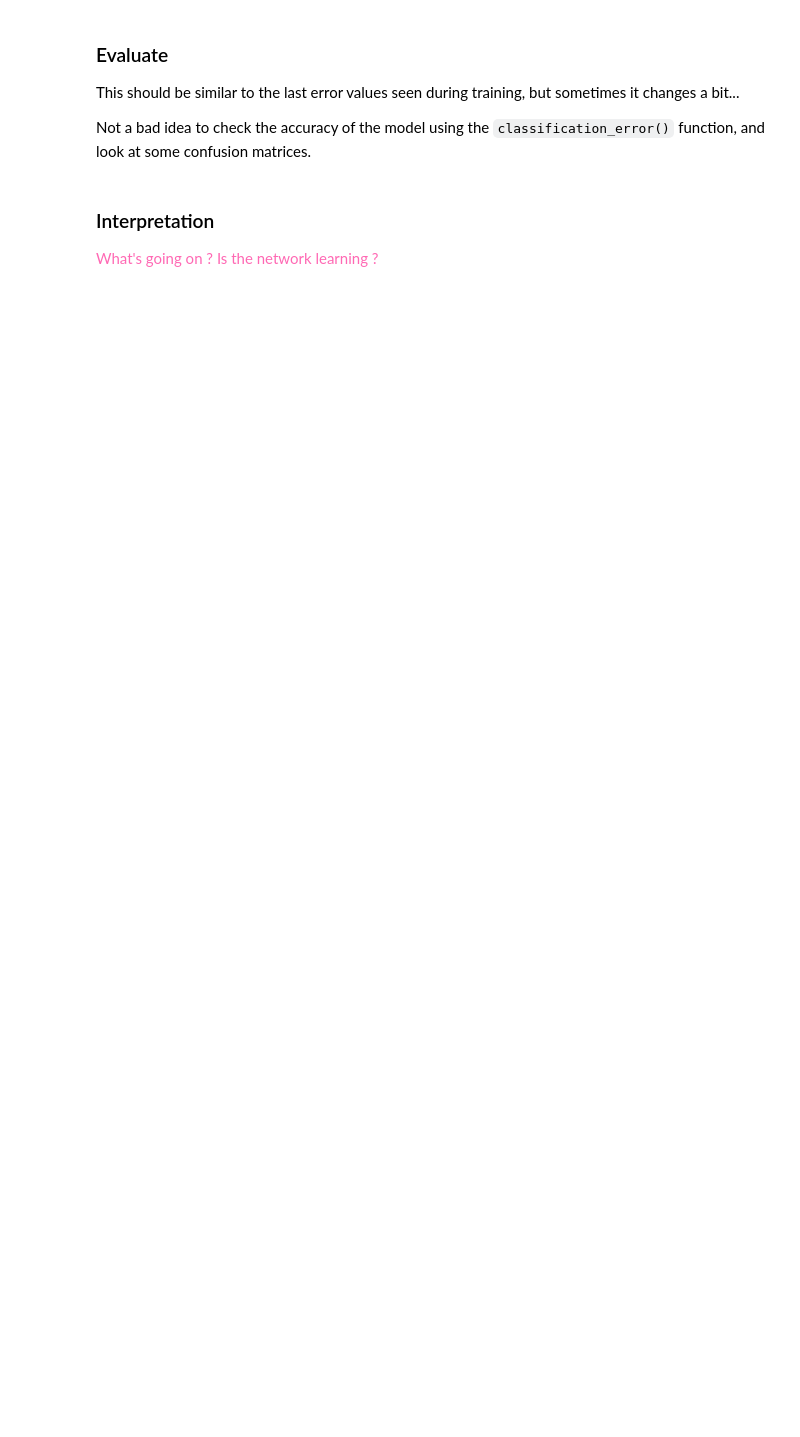
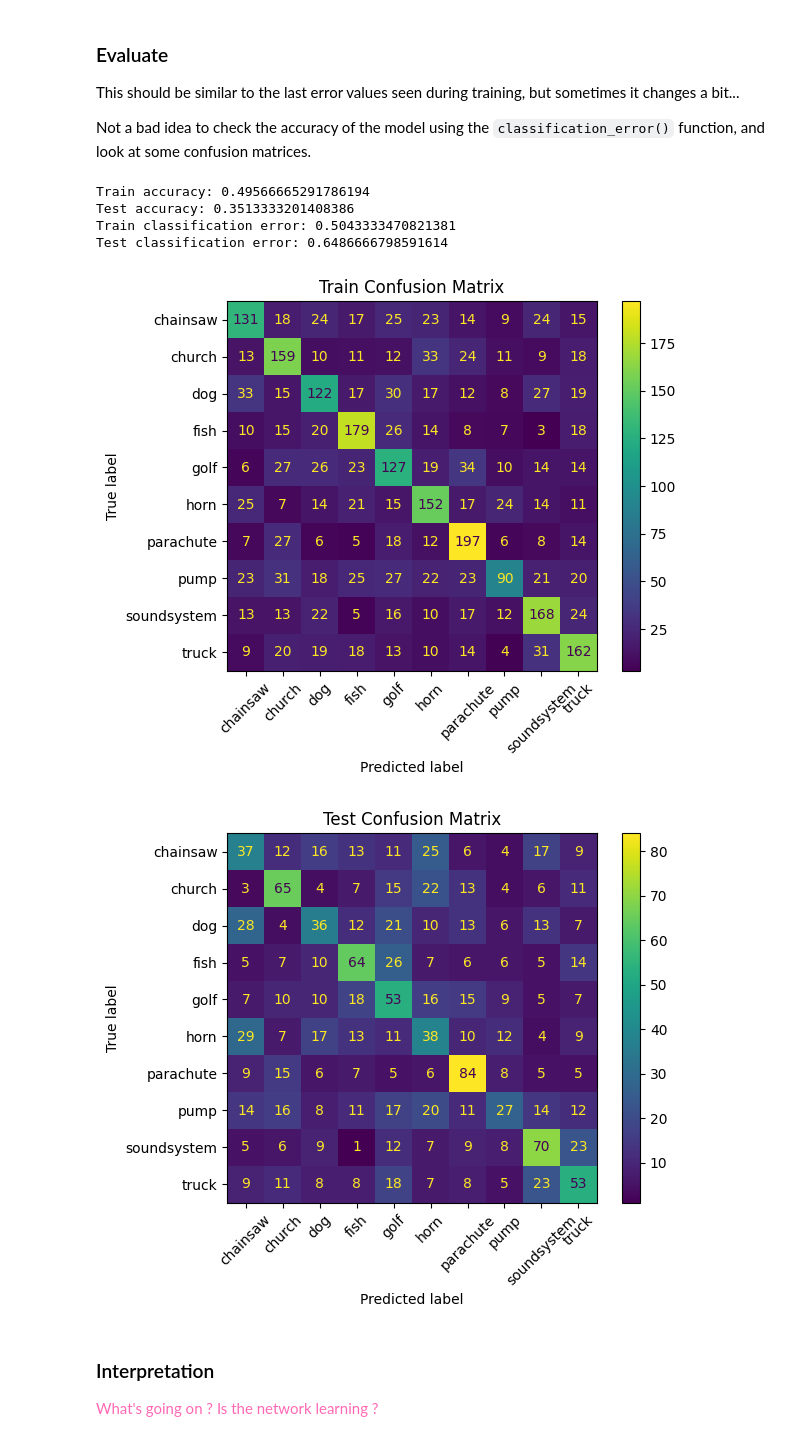
Before and after one commit to lims653-coder/Homework12, a Jupyter notebook: Homework12.ipynb, the cells around one changed output. Saved outputs shown, nothing was run; the diff lists cells and outputs as text; code cells hidden in the pictures; blank space fills up the shorter version.

```diff
--- a/Homework12.ipynb
+++ b/Homework12.ipynb
@@ -107,6 +173,17 @@ Let's create a single layer neural network, like the first one from class, and t
 In addition to the actual model/network, we also need an optimizer and a loss function.
 # %%
 # TODO: Create the model and optimizer, the loss function is already defined
+import torch
+import torch.nn as nn
+import torch.optim as optim
+import numpy as np
+
+input_size = x_train.shape[1]
+num_classes = len(np.unique(train["labels"]))
+
+model = nn.Linear(input_size, num_classes)
+
+optimizer = optim.Adam(model.parameters(), lr=0.001)
 
 loss_fn = nn.CrossEntropyLoss()
 # %% [markdown]
@@ -155,3 +279,60 @@ Not a bad idea to check the accuracy of the model using the `classification_erro
+# %%
+# TODO: classification error for train and test data
+import torch
+import matplotlib.pyplot as plt
+from sklearn.metrics import confusion_matrix, ConfusionMatrixDisplay
+
+model.eval()
+
+with torch.no_grad():
+    train_outputs = model(x_train)
+    test_outputs = model(x_test)
+
+    train_pred = torch.argmax(train_outputs, dim=1)
+    test_pred = torch.argmax(test_outputs, dim=1)
+
+train_accuracy = (train_pred == y_train).float().mean().item()
+test_accuracy = (test_pred == y_test).float().mean().item()
+
+train_error = 1 - train_accuracy
+test_error = 1 - test_accuracy
+
+print("Train accuracy:", train_accuracy)
+print("Test accuracy:", test_accuracy)
+print("Train classification error:", train_error)
+print("Test classification error:", test_error)
+
+# TODO: confusion matrices for train and test data
+class_names = [id_to_label[i] for i in range(num_classes)]
+
+train_cm = confusion_matrix(y_train.numpy(), train_pred.numpy())
+
+disp = ConfusionMatrixDisplay(
+    confusion_matrix=train_cm,
+    display_labels=class_names
+)
+
+disp.plot(xticks_rotation=45)
+plt.title("Train Confusion Matrix")
+plt.show()
+
+test_cm = confusion_matrix(y_test.numpy(), test_pred.numpy())
+
+disp = ConfusionMatrixDisplay(
+    confusion_matrix=test_cm,
+    display_labels=class_names
+)
+
+disp.plot(xticks_rotation=45)
+plt.title("Test Confusion Matrix")
+plt.show()
+# %% [output]
+Train accuracy: 0.49566665291786194
+Test accuracy: 0.3513333201408386
+Train classification error: 0.5043333470821381
+Test classification error: 0.6486666798591614
+[figure, added]
+[figure, added]
 # %% [markdown]
 ### Interpretation
 
```
Also changed, not shown: parts of 16 cells of this notebook.
